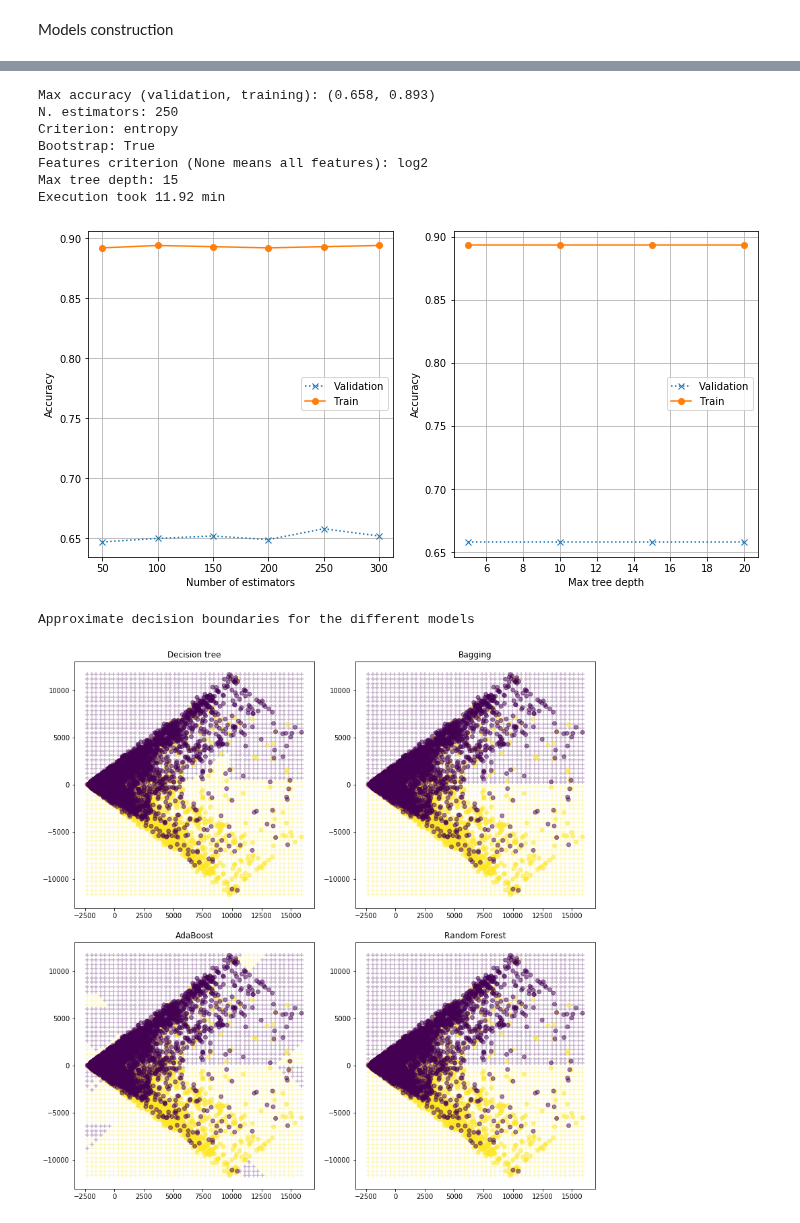
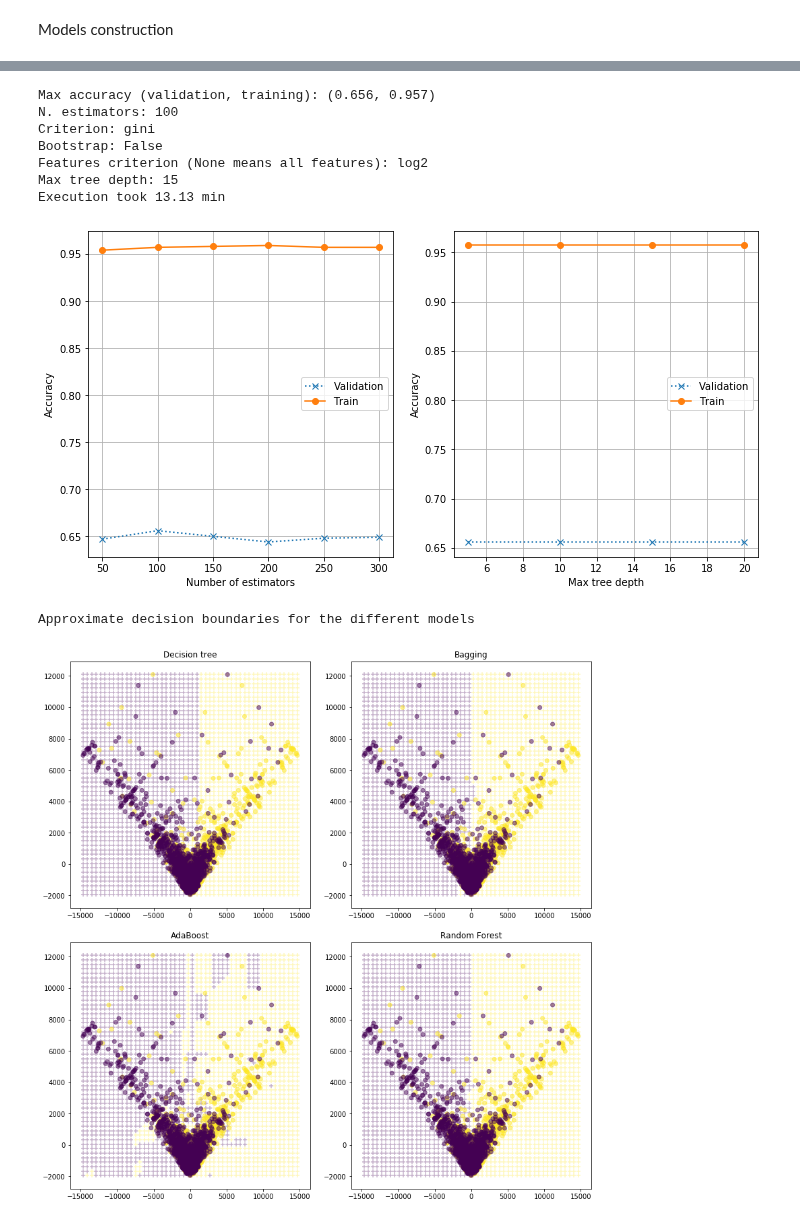
Before and after one commit to diegochine/ao2020-winner-predictor, a Jupyter notebook: Models comparison.ipynb, the cells around one changed output, grey strips where cells are left out. Saved outputs shown, nothing was run; the diff lists cells and outputs as text; code cells hidden in the pictures.

```diff
--- a/Models comparison.ipynb
+++ b/Models comparison.ipynb
@@ -78,17 +80,21 @@ full_dataset.describe().T
 | LBHand | 19759.0 | 1.784402 | 0.411247 | 1.000 | 2.00 | 2.00 | 2.00 | 2.00 |
 # %%
-features_to_drop = ['WElo', 'WSurfElo', 'LElo', 'LSurfElo']
+features_to_drop = []
+features_to_add = []
 labels = 'duplicate'
 X_train, Y_train = preprocess_data(max_date = 2017,
                                    features_to_drop=features_to_drop,
+                                   features_to_add=features_to_add,
                                    labels=labels)
 X_valid, Y_valid = preprocess_data(min_date = 2018,
                                    max_date = 2018,
                                    features_to_drop = features_to_drop,
+                                   features_to_add=features_to_add,
                                    labels = labels)
 X_test, Y_test = preprocess_data(min_date = 2019,
                                  max_date = 2019,
                                  features_to_drop = features_to_drop,
+                                 features_to_add=features_to_add,
                                  labels = labels)
 # %%
 X_train.info()
@@ -164,21 +170,21 @@ Execution took 0.49 min
 # %%
 rf = build_random_forest(X_train, Y_train, X_valid, Y_valid)
 # %% [output]
-Max accuracy (validation, training): (0.658, 0.893)
-N. estimators: 250
-Criterion: entropy
-Bootstrap: True
+Max accuracy (validation, training): (0.656, 0.957)
+N. estimators: 100
+Criterion: gini
+Bootstrap: False
 Features criterion (None means all features): log2
 Max tree depth: 15
-Execution took 11.92 min
+Execution took 13.13 min
-[figure, old version]
+[figure, new version]
 # %%
 models = [('Decision tree', dt),
           ('Bagging', bagged_dt),
           ('AdaBoost', boosted_dt),
           ('Random Forest', rf)]
 # %%
-model_decision_boundary(models, X, Y)
+model_decision_boundary(models, X_test, Y_test)
 # %% [output]
 Approximate decision boundaries for the different models
-[figure, old version]
+[figure, new version]
```
Also changed, not shown: parts of 12 cells of this notebook, 2 other files.
